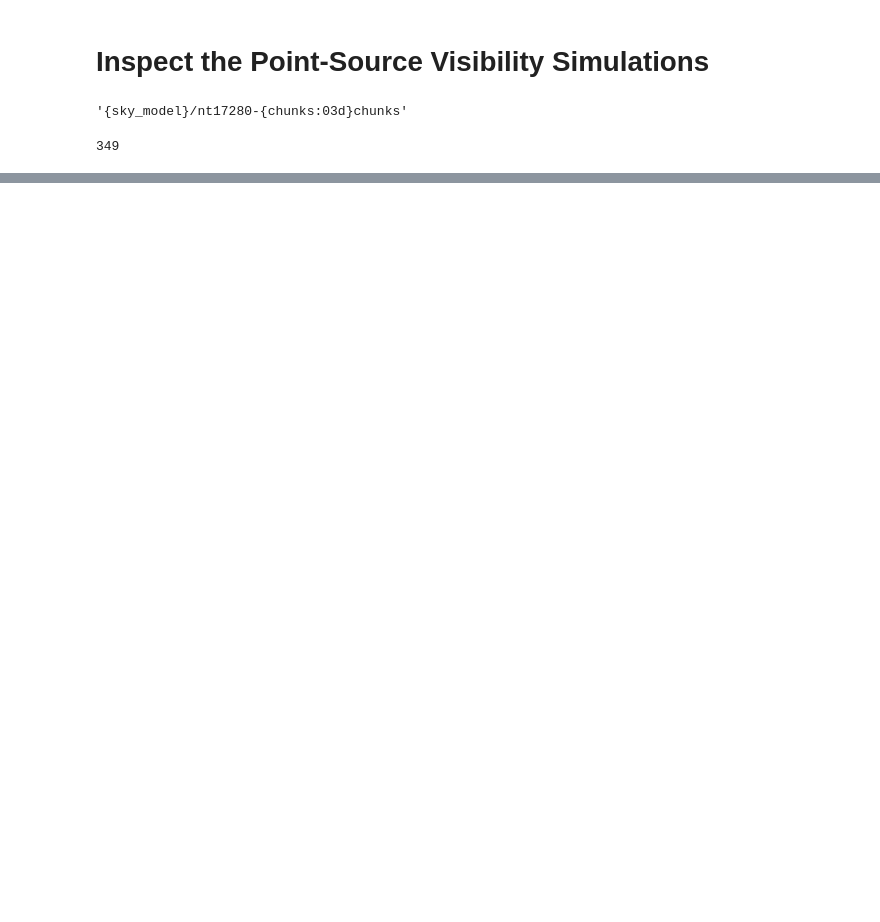
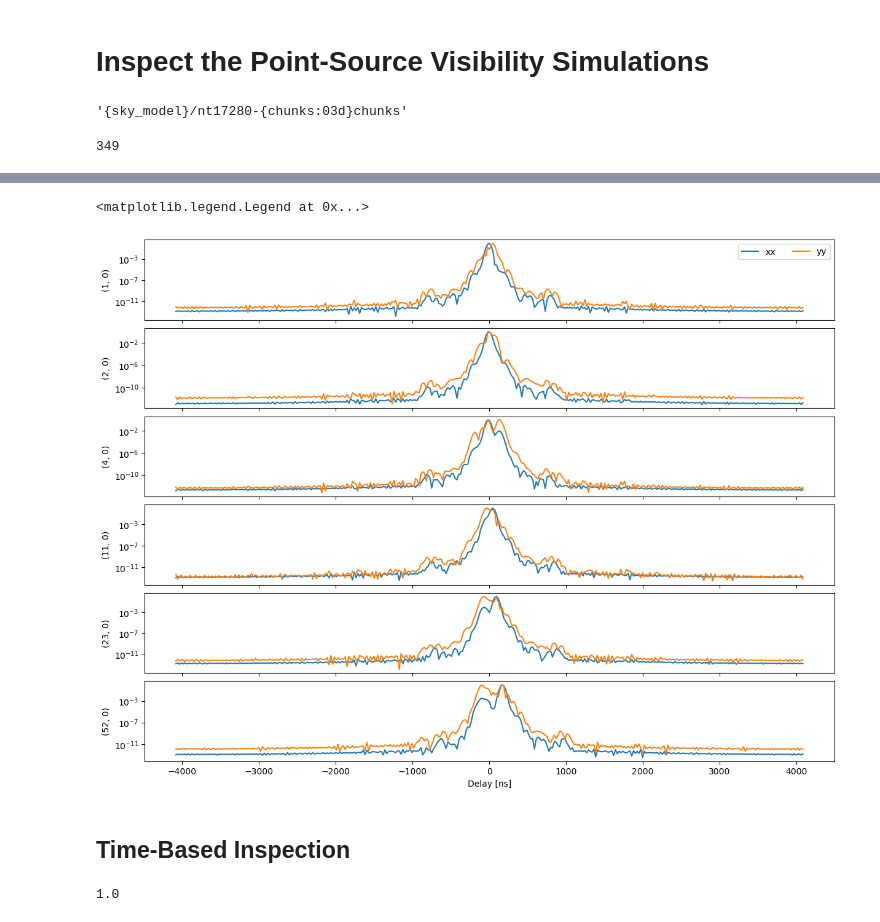
Before and after one commit to RajorshiSChandra/validation-sim, a Jupyter notebook: notebooks/inspect-ptsrc.ipynb, the cells around one changed output, grey strips where cells are left out. Cells and saved outputs as stored; diff of their text form; code cells hidden in the pictures; blank space fills up the shorter version.

```diff
--- a/notebooks/inspect-ptsrc.ipynb
+++ b/notebooks/inspect-ptsrc.ipynb
@@ -59,0 +100,24 @@ all_data = np.array(all_data)  # shape (Nfreq, Ntime, npol)
+# %%
+def get_delay_spec(d):
+    p = np.abs(np.fft.fftshift(np.fft.fft(d*blackmanharris(len(d)))))**2
+    tau = np.fft.fftshift(np.fft.fftfreq(len(d), d = freqs[1]-freqs[0]))*1e9
+
+    # normalize
+    p /= p.max()
+    return p, tau
+# %%
+fig, ax = plt.subplots(len(blidx), 1, sharex=True, constrained_layout=True, figsize=(12, 9))
+
+for i, p in enumerate(antpairs):
+    for pol in (0, -1):
+        pk, tau = get_delay_spec(all_data[:, 0, i, pol])
+        ax[i].plot(tau, pk, color=f'C{abs(pol)}', label=f'{meta.pols[pol]}')
+    ax[i].set_ylabel(str(p))
+    ax[i].set_yscale('log')
+ax[-1].set_xlabel("Delay [ns]")
+ax[0].legend(ncols=2)
+# %% [output]
+<matplotlib.legend.Legend at 0x...>
+[figure, added]
+# %% [markdown]
+## Time-Based Inspection
@@ -59,0 +128,4 @@ all_data = np.array(all_data)  # shape (Nfreq, Ntime, npol)
+# %%
+hp.nside2npix(256)*hp.nside2pixarea(256) / (4*np.pi)
+# %% [output]
+1.0
```
Also changed, not shown: parts of 38 cells of this notebook, 24 other files.
